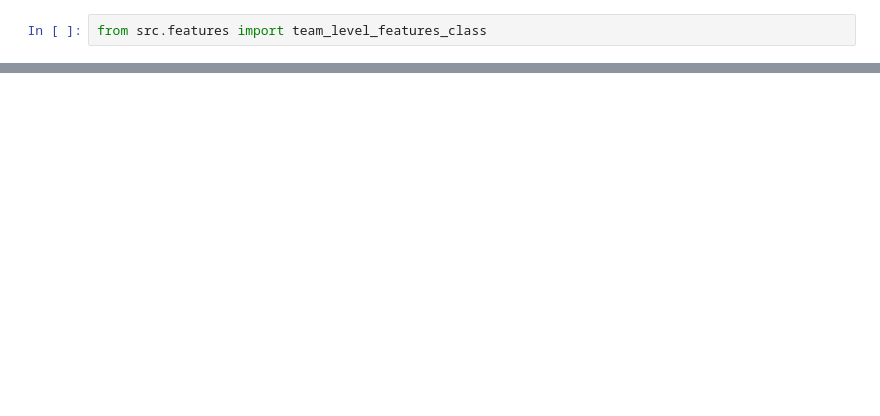
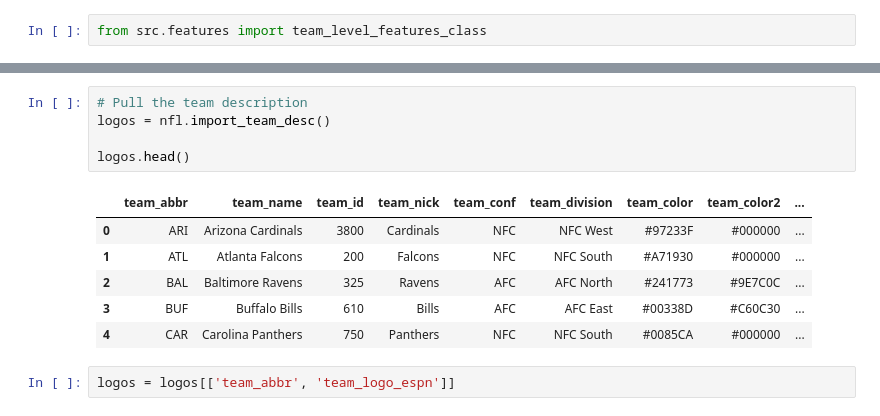
Before and after one commit to johnpham90/NFL_Model, a Jupyter notebook: notebooks/analysis.ipynb, the cells around one changed output, grey strips where cells are left out. Saved outputs shown, nothing was run; the diff lists cells and outputs as text; blank space fills up the shorter version.

```diff
--- a/notebooks/analysis.ipynb
+++ b/notebooks/analysis.ipynb
@@ -18,0 +23,14 @@ from src.features import team_level_features_class
+# %%
+# Pull the team description
+logos = nfl.import_team_desc()
+
+logos.head()
+# %% [output]
+|  | team_abbr | team_name | team_id | team_nick | team_conf | team_division | team_color | team_color2 | ... |
+| 0 | ARI | Arizona Cardinals | 3800 | Cardinals | NFC | NFC West | #97233F | #000000 | ... |
+| 1 | ATL | Atlanta Falcons | 200 | Falcons | NFC | NFC South | #A71930 | #000000 | ... |
+| 2 | BAL | Baltimore Ravens | 325 | Ravens | AFC | AFC North | #241773 | #9E7C0C | ... |
+| 3 | BUF | Buffalo Bills | 610 | Bills | AFC | AFC East | #00338D | #C60C30 | ... |
+| 4 | CAR | Carolina Panthers | 750 | Panthers | NFC | NFC South | #0085CA | #000000 | ... |
+# %%
+logos = logos[['team_abbr', 'team_logo_espn']]
```
Also changed, not shown: parts of 7 cells of this notebook.
